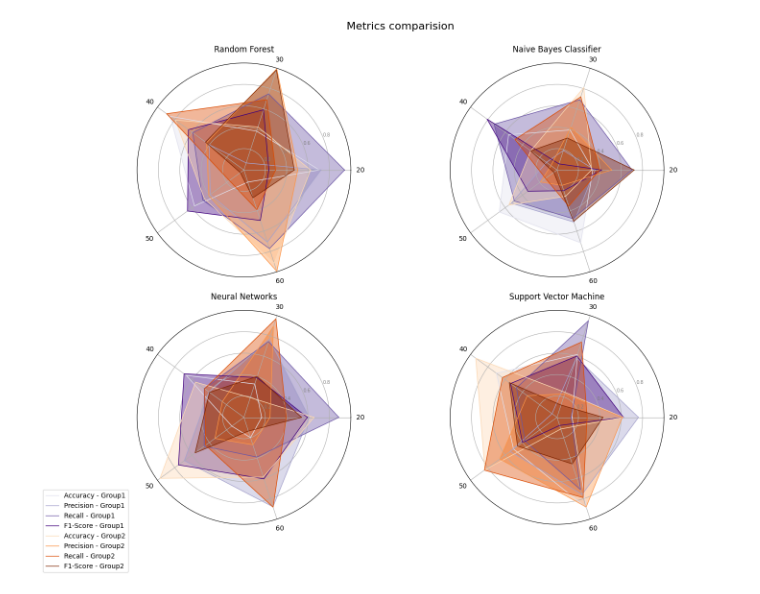
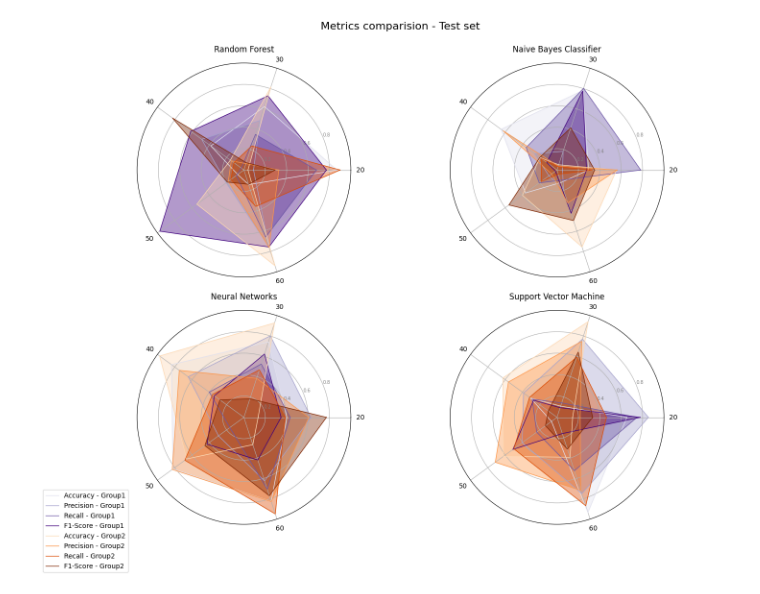
Before and after one commit to RNakamura90/radar-plot-for-several-ml-metrics, a Jupyter notebook: metrics_plot.ipynb, the cells around one changed output. Drawn from its saved outputs; the diff is of its cells as text; code cells hidden in the pictures.

Commit message:
fix:plot only for test set

```diff
--- a/metrics_plot.ipynb
+++ b/metrics_plot.ipynb
@@ -10,7 +10,7 @@ data_length = 80
 # Create data
 epochs_group1 = np.repeat([20, 30, 40, 50, 60], data_length // 10)
 epochs_group2 = np.repeat([20, 30, 40, 50, 60], data_length // 10)
-subset = np.tile(['Train', 'Test'], data_length // 2)
+subset = np.tile(['Test'], data_length)
 metrics_group1 = np.tile(['Accuracy', 'Precision', 'Recall', 'F1-Score'], data_length // 8)
 metrics_group2 = np.tile(['Accuracy', 'Precision', 'Recall', 'F1-Score'], data_length // 8)
 group1 = np.repeat(['Group1'], data_length // 2)
@@ -94,33 +94,33 @@ for i, column in enumerate(columns):
 
             # Iterate over rows in the metric_data DataFrame
             for index, row in metric_data.iterrows():
                 epoch_index = list(categories).index(row['Time_interval'])
                 values[epoch_index] = row[column]
 
             # Close the radar chart
             values += values[:1]
             metric_color = color_values[j]
 
             # Plot and fill the radar chart with label
             line, = ax.plot(angles, values, linewidth=1, linestyle='solid', color=metric_color, label=f"{metric} - {Group}")
             ax.fill_between(angles, 0, values, facecolor=metric_color, alpha=0.4)
 
 
             # Append the label to the list
             if i == 0:
                 labels.append(line)
 
 # Add a common legend for all subplots
 fig.legend(handles=labels, loc='upper right', bbox_to_anchor=(0.1, 0.1))
 
 # Adjust the layout to include the legend
 plt.tight_layout(rect=[0, 0, 1, 0.95])
 
 # Add a common title for the entire figure
-fig.suptitle('Metrics comparision', fontsize=16)
+fig.suptitle('Metrics comparision - Test set', fontsize=16)
 # Save the figure with a larger size
 plt.gcf().set_size_inches(14, 11)  # Adjust the size as needed
-#plt.savefig('metrics_radar_plot_train.png', bbox_inches='tight', dpi=300)  # Specify the file format and resolution
+plt.savefig('metrics_radar_plot_test.png', bbox_inches='tight')
 plt.show()
 # %% [output]
-[figure, old version]
+[figure, new version]
```
Also changed, not shown: 1 other file.
